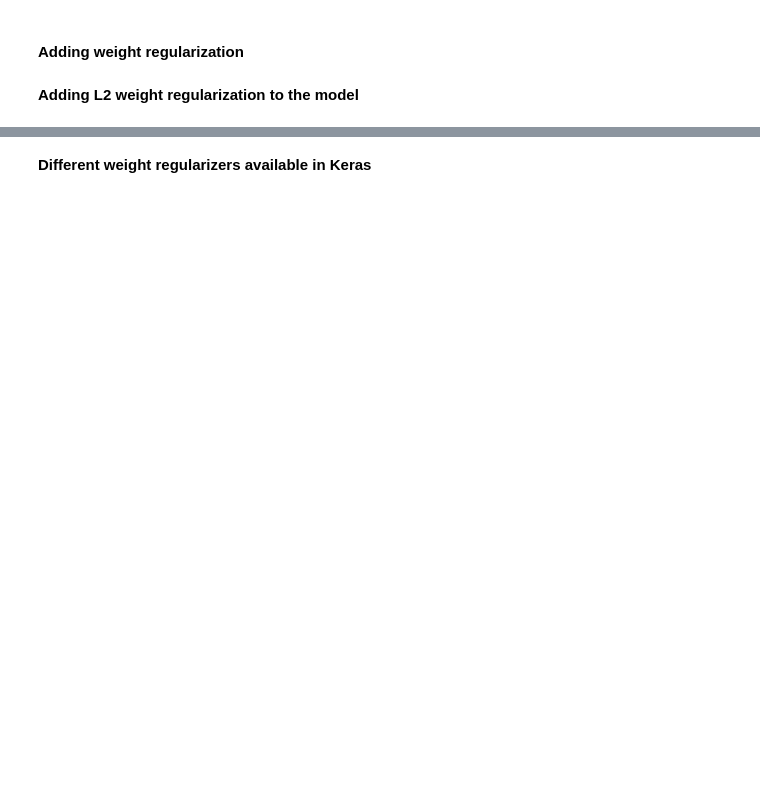
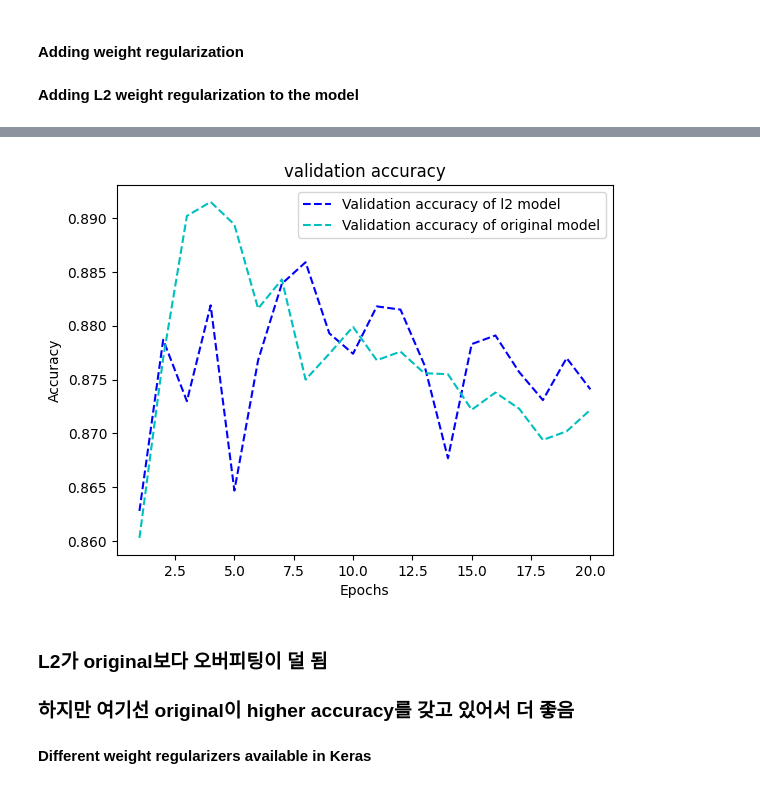
Before and after one commit to tgwon/ai4dl, a Jupyter notebook: week5/chapter05_fundamentals-of-ml.ipynb, the cells around one changed output, grey strips where cells are left out. Drawn from its saved outputs; the diff is of its cells as text; code cells hidden in the pictures; blank space fills up the shorter version.

```diff
--- a/week5/chapter05_fundamentals-of-ml.ipynb
+++ b/week5/chapter05_fundamentals-of-ml.ipynb
@@ -606,3 +632,22 @@ history_l2_reg = model.fit(
+# %%
+import matplotlib.pyplot as plt
+val_acc_l2_model = history_l2_reg.history["val_accuracy"]
+val_acc_original_model = history_original.history['val_accuracy']
+epochs = range(1, 21)
+plt.plot(epochs, val_acc_l2_model, "b--",
+         label="Validation accuracy of l2 model")
+plt.plot(epochs, val_acc_original_model, "c--",
+         label="Validation accuracy of original model")
+plt.title("validation accuracy")
+plt.xlabel("Epochs")
+plt.ylabel("Accuracy")
+plt.legend()
+plt.show()
+# %% [output]
+[figure, added]
+# %% [markdown]
+### L2가 original보다 오버피팅이 덜 됨
+### 하지만 여기선 original이 higher accuracy를 갖고 있어서 더 좋음
 # %% [markdown]
 **Different weight regularizers available in Keras**
 # %%
```
Also changed, not shown: parts of 14 cells of this notebook.
